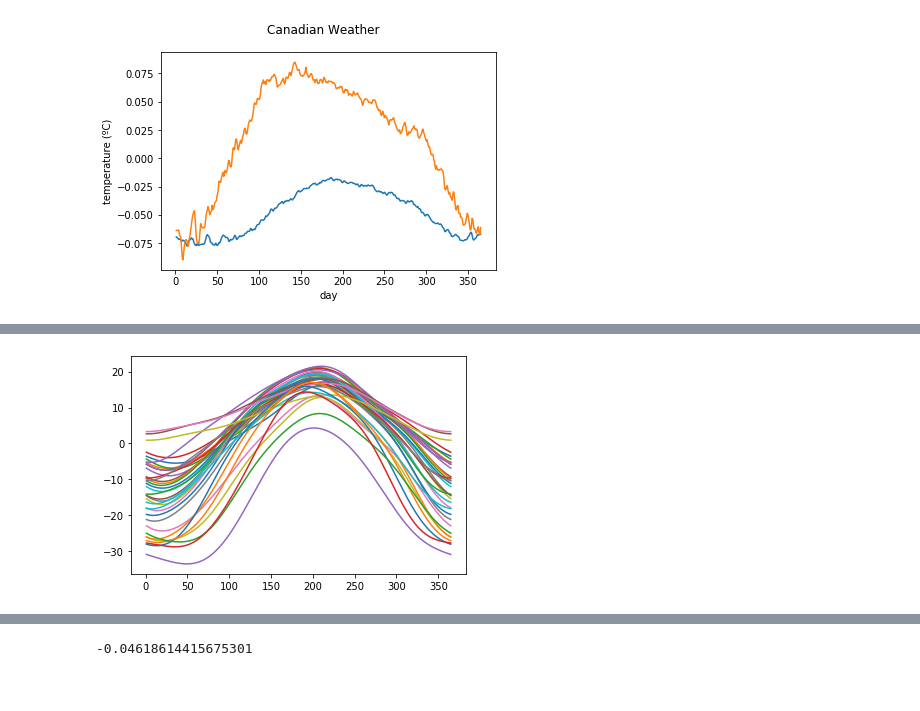
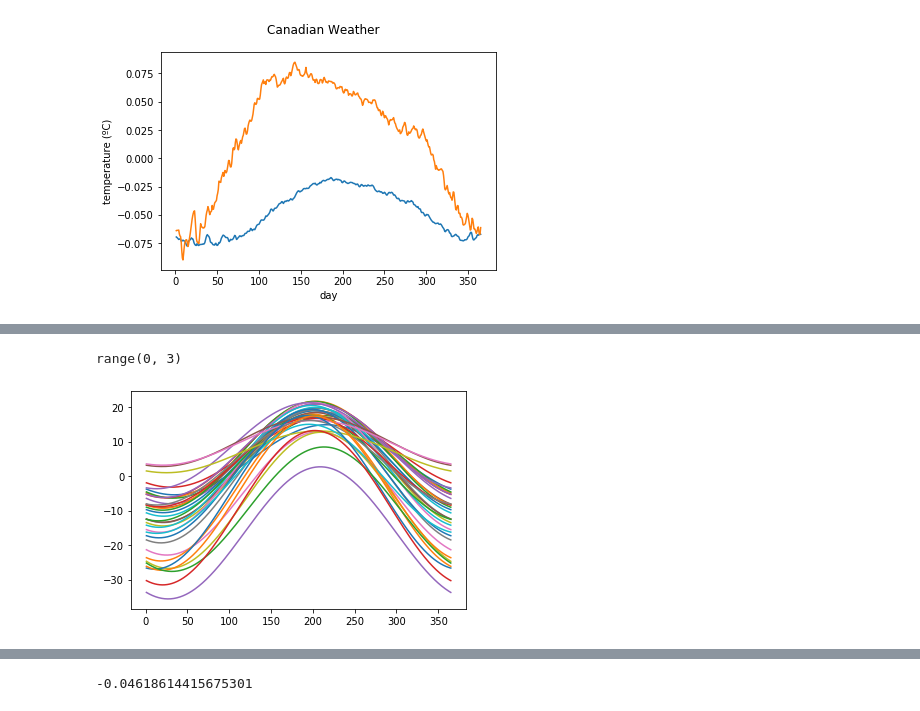
Before and after one commit to GAA-UAM/scikit-fda, a Jupyter notebook: skfda/exploratory/fpca/test.ipynb, the cells around one changed output, grey strips where cells are left out. Drawn from its saved outputs; the diff is of its cells as text; code cells hidden in the pictures.

```diff
--- a/skfda/exploratory/fpca/test.ipynb
+++ b/skfda/exploratory/fpca/test.ipynb
@@ -371,10 +466,14 @@ pyplot.show()
+# %%
+range(0,3)
+# %% [output]
+range(0, 3)
 # %%
 fd_data = fetch_weather_temp_only()
-
-basis = skfda.representation.basis.Fourier(n_basis=8)
+# fd_data = FDataGrid(np.squeeze(fd_data.data_matrix), np.arange(0.5, 365, 1))
+basis = skfda.representation.basis.Fourier(n_basis=3)
 fd_basis = fd_data.to_basis(basis)
 
 fd_basis.plot()
 pyplot.show()
 # %% [output]
-[figure, old version]
+[figure, new version]
```
Also changed, not shown: parts of 18 cells of this notebook, 2 other files.
